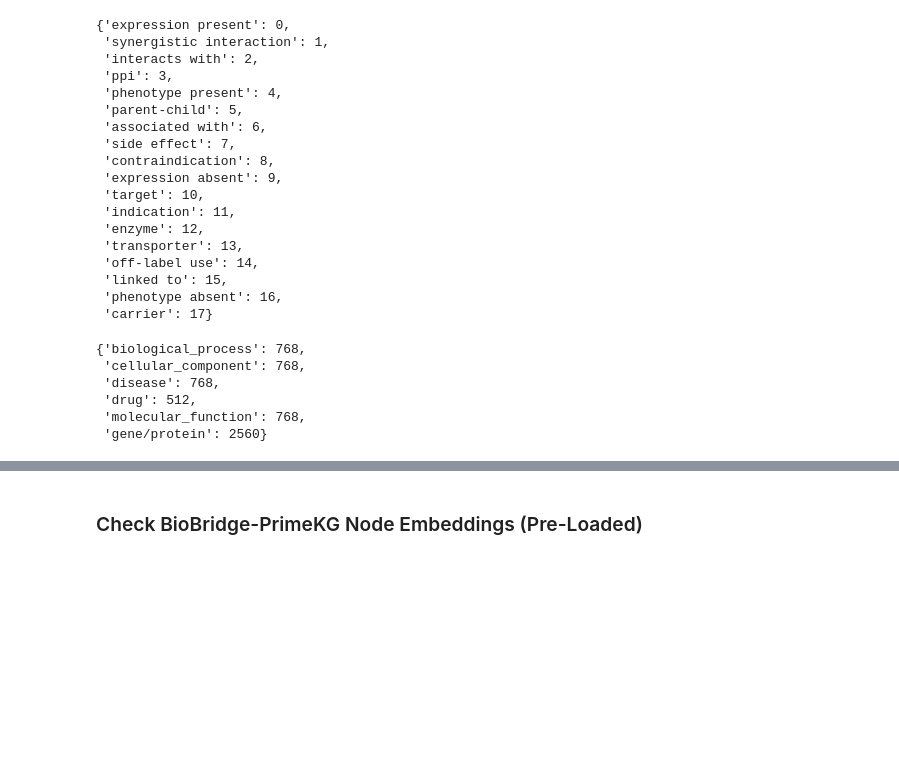
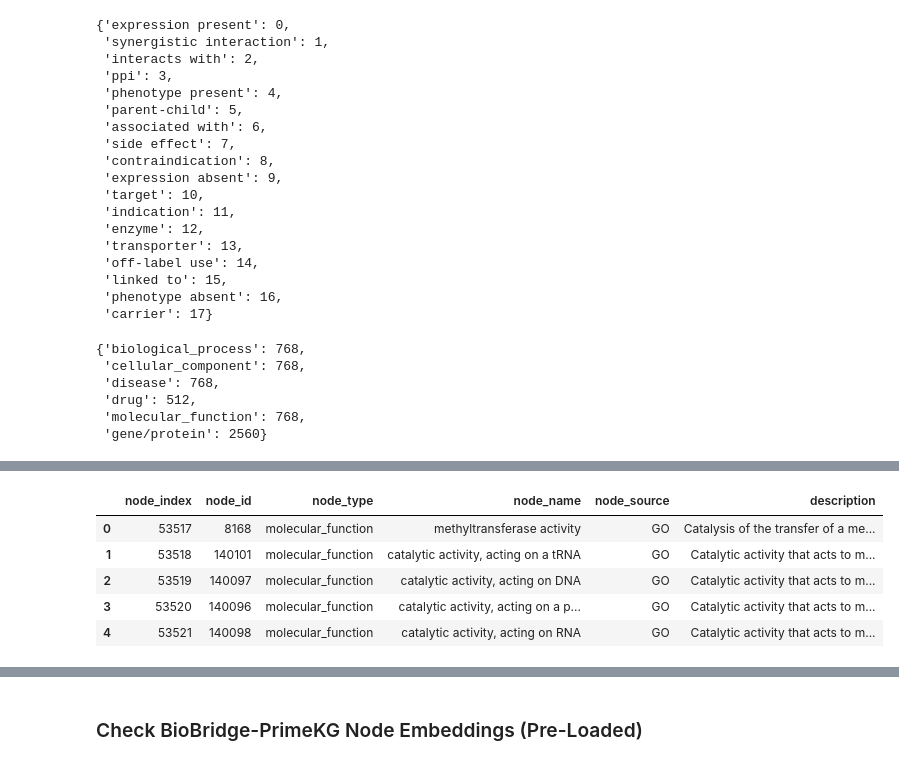
Before and after one commit to varsha1206/AIAgents4Pharma, a Jupyter notebook: docs/notebooks/talk2knowledgegraphs/tutorial_biobridge_primekg_loader.ipynb, the cells around one changed output, grey strips where cells are left out. Cells and saved outputs as stored; diff of their text form; code cells hidden in the pictures; blank space fills up the shorter version.

```diff
--- a/docs/notebooks/talk2knowledgegraphs/tutorial_biobridge_primekg_loader.ipynb
+++ b/docs/notebooks/talk2knowledgegraphs/tutorial_biobridge_primekg_loader.ipynb
@@ -157,0 +185,10 @@ biobridge_data.get_data_config()['emb_dim']
+# %%
+# Check a sample node information of molecular_function
+biobridge_node_info['molecular_function'].head()
+# %% [output]
+|  | node_index | node_id | node_type | node_name | node_source | description |
+| 0 | 53517 | 8168 | molecular_function | methyltransferase activity | GO | Catalysis of the transfer of a me... |
+| 1 | 53518 | 140101 | molecular_function | catalytic activity, acting on a tRNA | GO | Catalytic activity that acts to m... |
+| 2 | 53519 | 140097 | molecular_function | catalytic activity, acting on DNA | GO | Catalytic activity that acts to m... |
+| 3 | 53520 | 140096 | molecular_function | catalytic activity, acting on a p... | GO | Catalytic activity that acts to m... |
+| 4 | 53521 | 140098 | molecular_function | catalytic activity, acting on RNA | GO | Catalytic activity that acts to m... |
```
Also changed, not shown: parts of 8 cells of this notebook, 5 other files.
